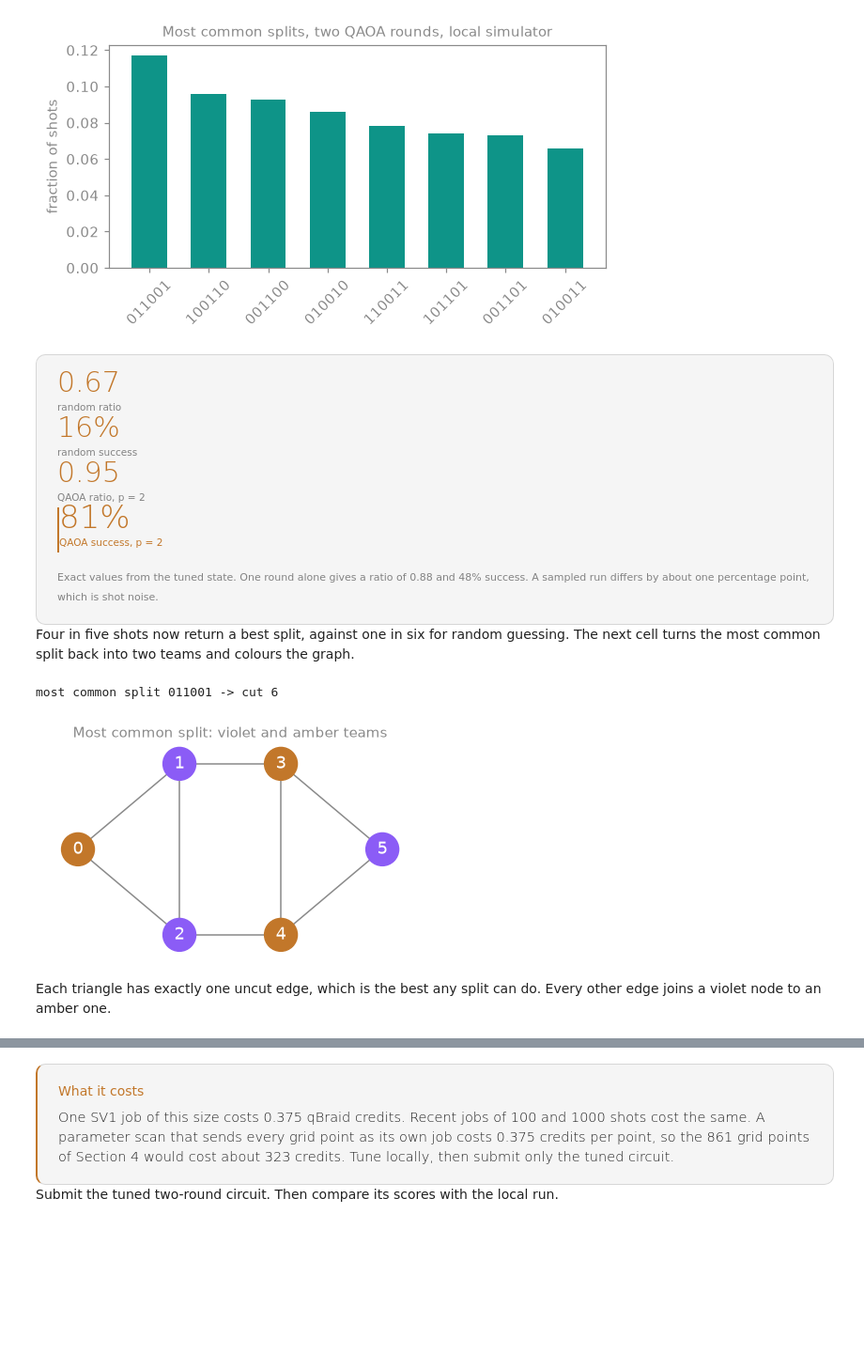
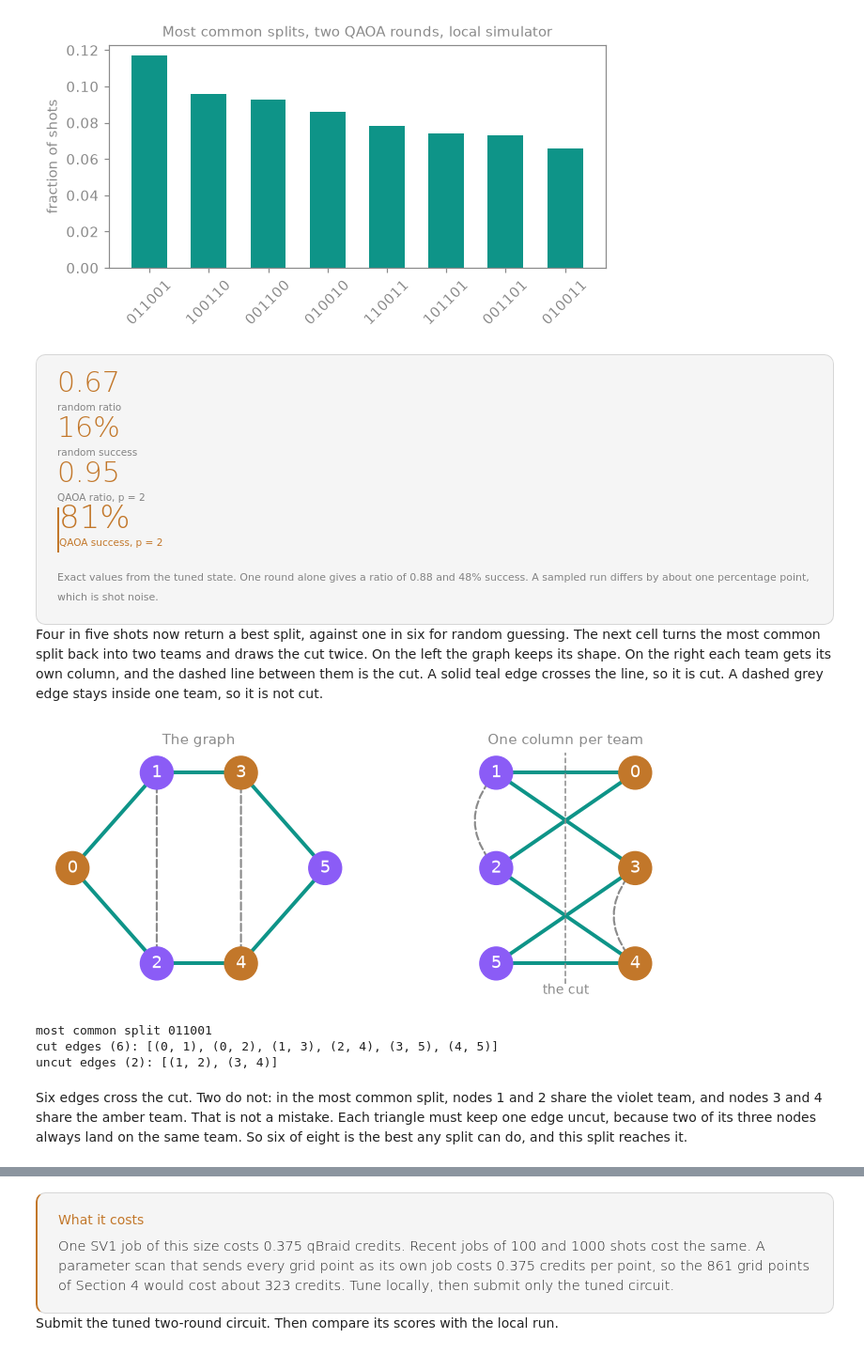
Before and after one commit to hoanganh-2704/CEadify_QAOA, a Jupyter notebook: resources/03_qaoa_maxcut_with_qbraid.ipynb, the cells around one changed output, grey strips where cells are left out. Shown at 94% size. Cells and saved outputs as stored; diff of their text form; code cells hidden in the pictures; blank space fills up the shorter version.

```diff
--- a/resources/03_qaoa_maxcut_with_qbraid.ipynb
+++ b/resources/03_qaoa_maxcut_with_qbraid.ipynb
@@ -348,16 +348,50 @@ random guessing: approximation ratio 0.67, success 16%
 
-Four in five shots now return a best split, against one in six for random guessing. The next cell turns the most common split back into two teams and colours the graph.
+Four in five shots now return a best split, against one in six for random guessing. The next cell turns the most common split back into two teams and draws the cut twice. On the left the graph keeps its shape. On the right each team gets its own column, and the dashed line between them is the cut. A solid teal edge crosses the line, so it is cut. A dashed grey edge stays inside one team, so it is not cut.
 # %%
+def draw_cut(teams):
+    """Draw a split two ways: the graph's own layout, and one column per team."""
+    colors = [VIOLET if b == 0 else AMBER for b in teams]
+    cut = [(i, j) for i, j in EDGES if teams[i] != teams[j]]
+    kept = [(i, j) for i, j in EDGES if teams[i] == teams[j]]
+    columns = {}
+    for side in (0, 1):
+        members = [n for n in range(N) if teams[n] == side]
+        for row, n in enumerate(members):
+            columns[n] = (side, (len(members) - 1) / 2 - row)
+
+    fig, axes = plt.subplots(1, 2, figsize=(8.4, 2.9))
+    for ax, pos, title in [(axes[0], POS, "The graph"),
+                           (axes[1], columns, "One column per team")]:
+        bend = "arc3,rad=0.45" if pos is columns else "arc3"
+        nx.draw_networkx_edges(graph, pos, edgelist=cut, ax=ax, edge_color=TEAL, width=2.6)
+        nx.draw_networkx_edges(graph, pos, edgelist=kept, ax=ax, edge_color=GREY, width=1.4,
+                               style="dashed", arrows=True, arrowstyle="-",
+                               connectionstyle=bend)
+        nx.draw_networkx_nodes(graph, pos, ax=ax, node_color=colors, node_size=520)
+        nx.draw_networkx_labels(graph, pos, ax=ax, font_color="#FFFFFF")
+        ax.set_title(title, fontsize=10, color=GREY)
+        ax.axis("off")
+    axes[1].axvline(0.5, color=GREY, ls="--", lw=1)
+    axes[1].text(0.5, axes[1].get_ylim()[0], "the cut", color=GREY, ha="center",
+                 va="top", fontsize=9)
+    axes[1].set_xlim(-0.6, 1.6)
+    show(fig)
+    return cut, kept
+
+
 top = max(local, key=local.get)
 teams = bits_of(top)
-print("most common split", top, "-> cut", cut_size(teams))
-draw_graph([VIOLET if b == 0 else AMBER for b in teams],
-           "Most common split: violet and amber teams")
+cut, kept = draw_cut(teams)
+print("most common split", top)
+print(f"cut edges ({len(cut)}):", cut)
+print(f"uncut edges ({len(kept)}):", kept)
 # %% [output]
+[figure, new version]
-most common split 011001 -> cut 6
+most common split 011001
+cut edges (6): [(0, 1), (0, 2), (1, 3), (2, 4), (3, 5), (4, 5)]
+uncut edges (2): [(1, 2), (3, 4)]
-[figure, old version]
 # %% [markdown]
-Each triangle has exactly one uncut edge, which is the best any split can do. Every other edge joins a violet node to an amber one.
+Six edges cross the cut. Two do not: in the most common split, nodes 1 and 2 share the violet team, and nodes 3 and 4 share the amber team. That is not a mistake. Each triangle must keep one edge uncut, because two of its three nodes always land on the same team. So six of eight is the best any split can do, and this split reaches it.
 # %% [markdown]
 <hr style="border:0;border-top:1px solid rgba(128,128,128,0.26);margin:26px 0;">
 
```
Also changed, not shown: 2 other files.
